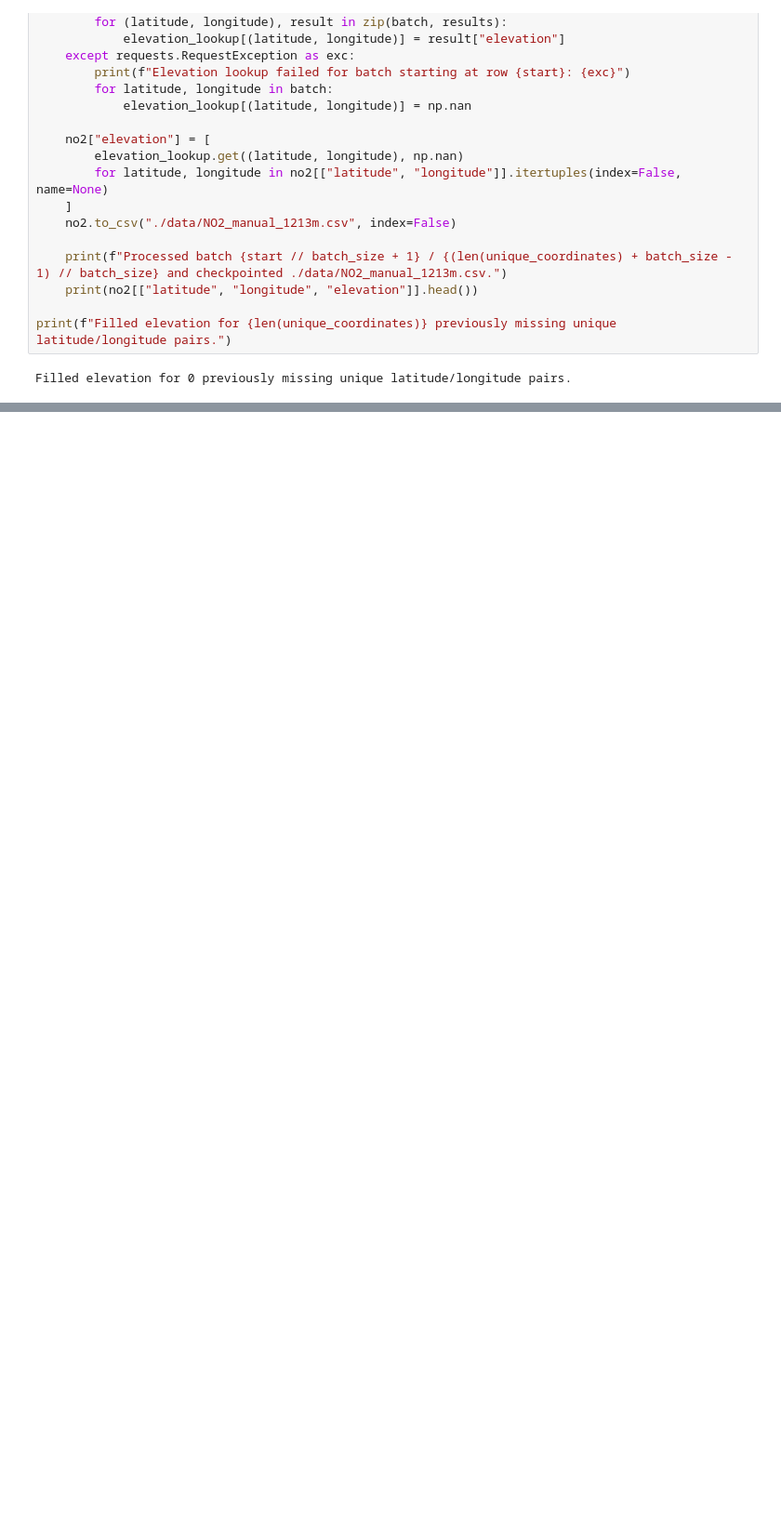
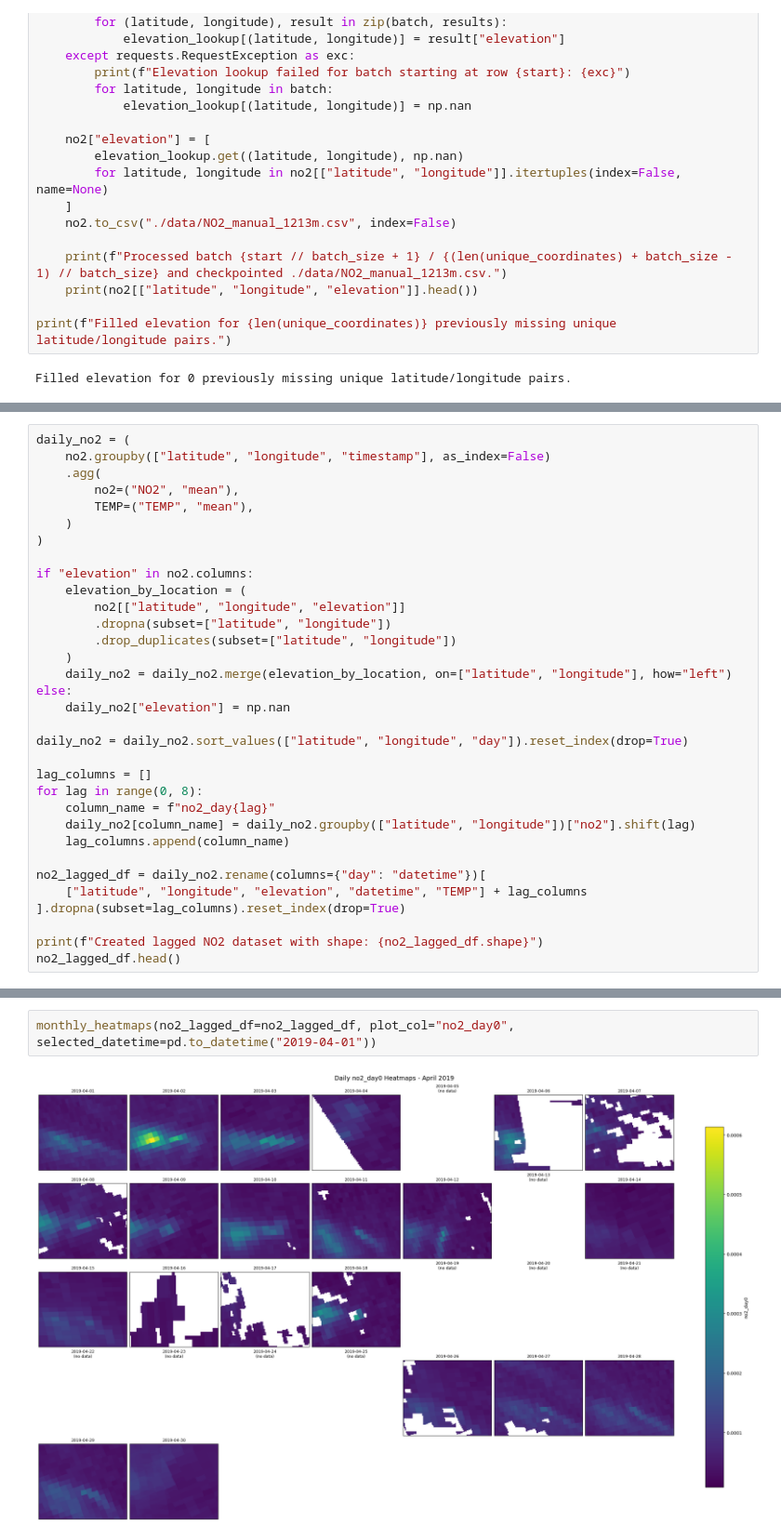
Before and after one commit to ArjSheth/ClimateConsciousImli, a Jupyter notebook: ml_stuff_finally.ipynb, the cells around one changed output, grey strips where cells are left out. Shown at 93% size. Cells and saved outputs as stored; diff of their text form; blank space fills up the shorter version.

```diff
--- a/ml_stuff_finally.ipynb
+++ b/ml_stuff_finally.ipynb
@@ -128,0 +243,33 @@ Created lagged NO2 dataset with shape: (1726422, 11)
+# %%
+daily_no2 = (
+    no2.groupby(["latitude", "longitude", "timestamp"], as_index=False)
+    .agg(
+        no2=("NO2", "mean"),
+        TEMP=("TEMP", "mean"),
+    )
+)
+
+if "elevation" in no2.columns:
+    elevation_by_location = (
+        no2[["latitude", "longitude", "elevation"]]
+        .dropna(subset=["latitude", "longitude"])
+        .drop_duplicates(subset=["latitude", "longitude"])
+    )
+    daily_no2 = daily_no2.merge(elevation_by_location, on=["latitude", "longitude"], how="left")
+else:
+    daily_no2["elevation"] = np.nan
+
+daily_no2 = daily_no2.sort_values(["latitude", "longitude", "day"]).reset_index(drop=True)
+
+lag_columns = []
+for lag in range(0, 8):
+    column_name = f"no2_day{lag}"
+    daily_no2[column_name] = daily_no2.groupby(["latitude", "longitude"])["no2"].shift(lag)
+    lag_columns.append(column_name)
+
+no2_lagged_df = daily_no2.rename(columns={"day": "datetime"})[
+    ["latitude", "longitude", "elevation", "datetime", "TEMP"] + lag_columns
+].dropna(subset=lag_columns).reset_index(drop=True)
+
+print(f"Created lagged NO2 dataset with shape: {no2_lagged_df.shape}")
+no2_lagged_df.head()
@@ -150,0 +374,4 @@ print(len(unique_dates), "unique dates in the NO2 dataset.")
+# %%
+monthly_heatmaps(no2_lagged_df=no2_lagged_df, plot_col="no2_day0", selected_datetime=pd.to_datetime("2019-04-01"))
+# %% [output]
+[figure, added]
```
Also changed, not shown: parts of 32 cells of this notebook.
